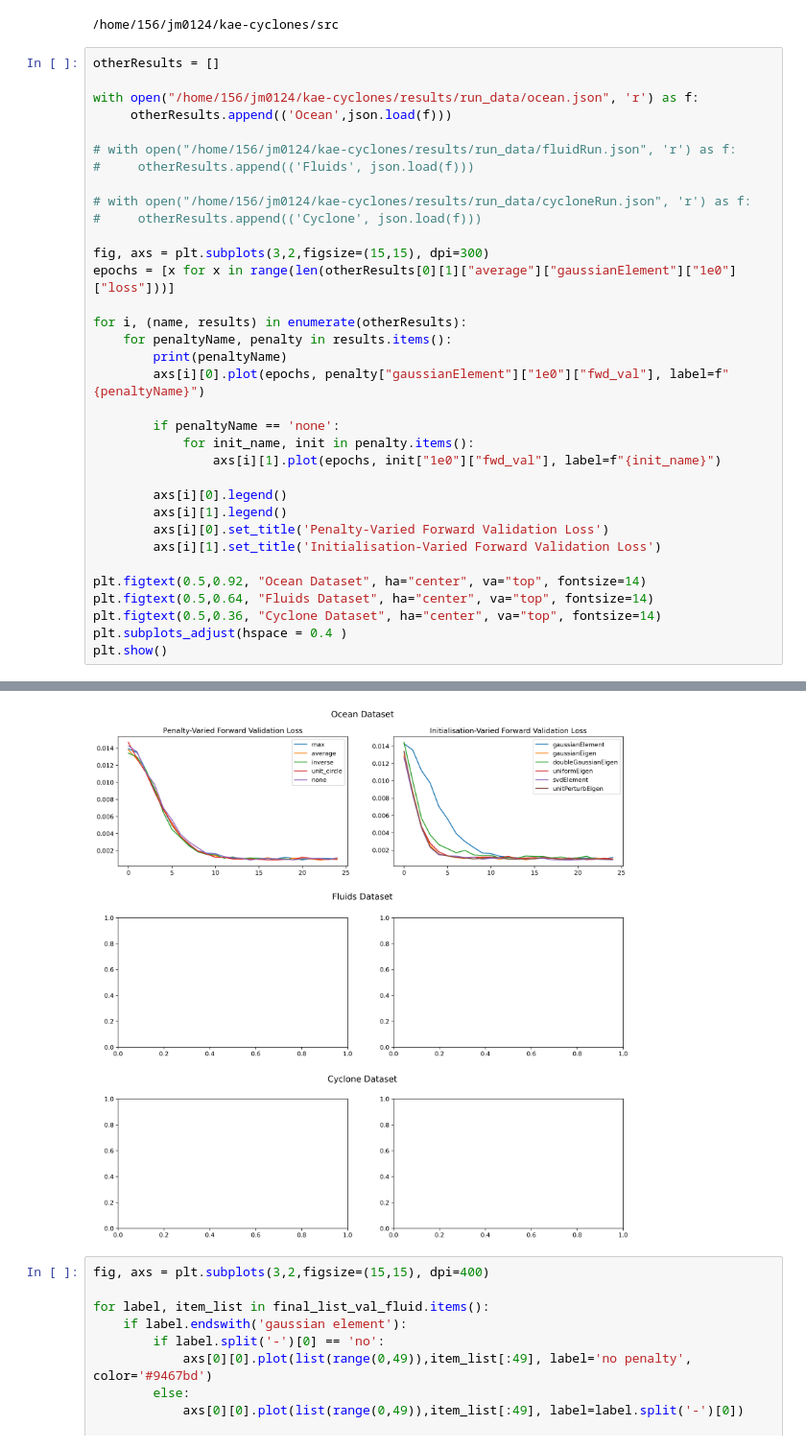
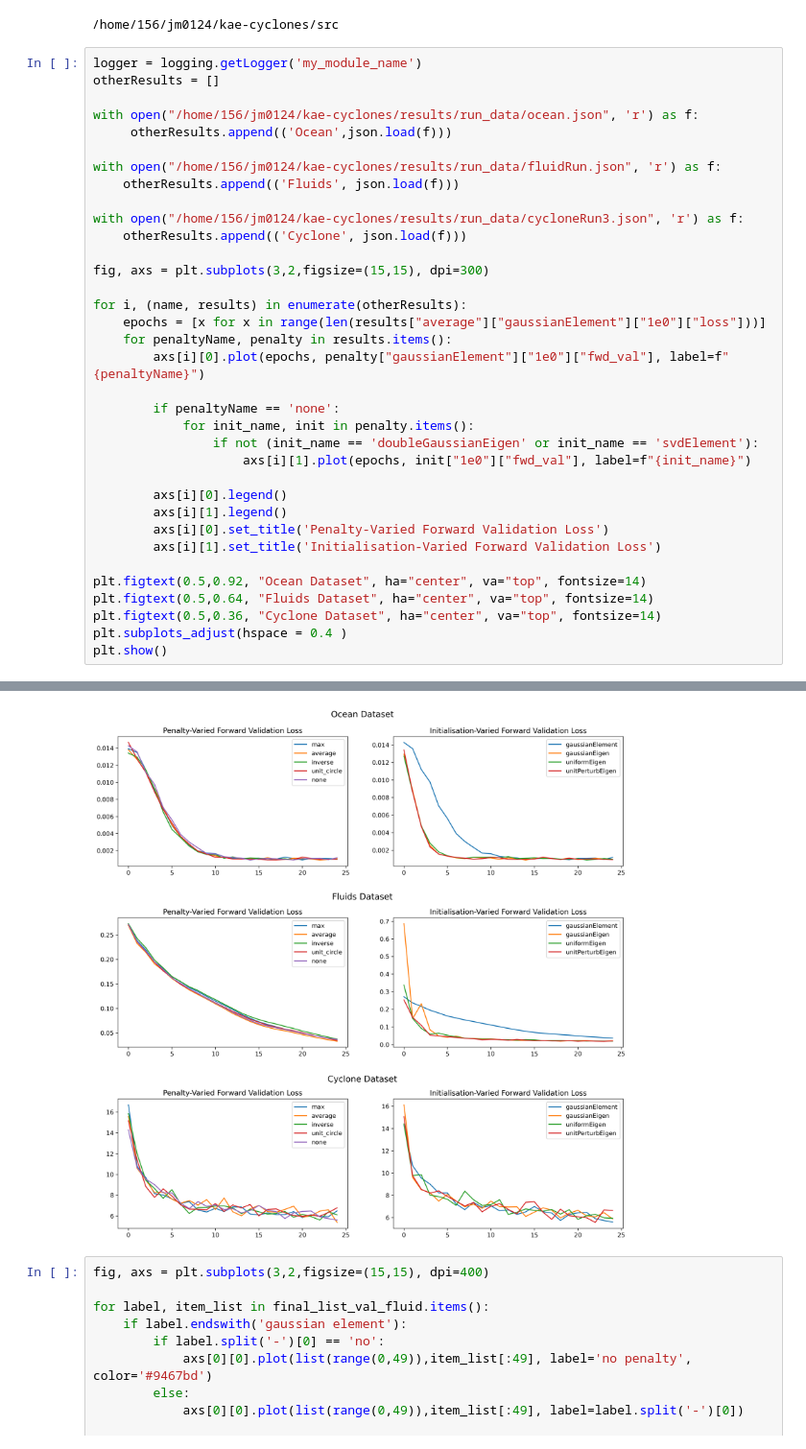
Before and after one commit to jackmiller2003/kae-cyclones, a Jupyter notebook: src/graphing_from_csv.ipynb, the cells around one changed output, grey strips where cells are left out. Shown at 96% size. Cells and saved outputs as stored; diff of their text form.

Commit message:
Finished some cyclone runs

```diff
--- a/src/graphing_from_csv.ipynb
+++ b/src/graphing_from_csv.ipynb
@@ -8,28 +9,29 @@ from experiment import *
 # %% [output]
 /home/156/jm0124/kae-cyclones/src
 # %%
+logger = logging.getLogger('my_module_name')
 otherResults = []
 
 with open("/home/156/jm0124/kae-cyclones/results/run_data/ocean.json", 'r') as f:
      otherResults.append(('Ocean',json.load(f)))
 
-# with open("/home/156/jm0124/kae-cyclones/results/run_data/fluidRun.json", 'r') as f:
-#     otherResults.append(('Fluids', json.load(f)))
+with open("/home/156/jm0124/kae-cyclones/results/run_data/fluidRun.json", 'r') as f:
+    otherResults.append(('Fluids', json.load(f)))
 
-# with open("/home/156/jm0124/kae-cyclones/results/run_data/cycloneRun.json", 'r') as f:
-#     otherResults.append(('Cyclone', json.load(f)))
+with open("/home/156/jm0124/kae-cyclones/results/run_data/cycloneRun3.json", 'r') as f:
+    otherResults.append(('Cyclone', json.load(f)))
 
 fig, axs = plt.subplots(3,2,figsize=(15,15), dpi=300)
-epochs = [x for x in range(len(otherResults[0][1]["average"]["gaussianElement"]["1e0"]["loss"]))]
 
 for i, (name, results) in enumerate(otherResults):
+    epochs = [x for x in range(len(results["average"]["gaussianElement"]["1e0"]["loss"]))]
     for penaltyName, penalty in results.items():
-        print(penaltyName)
         axs[i][0].plot(epochs, penalty["gaussianElement"]["1e0"]["fwd_val"], label=f"{penaltyName}")
 
         if penaltyName == 'none':
             for init_name, init in penalty.items():
-                axs[i][1].plot(epochs, init["1e0"]["fwd_val"], label=f"{init_name}")
+                if not (init_name == 'doubleGaussianEigen' or init_name == 'svdElement'):
+                    axs[i][1].plot(epochs, init["1e0"]["fwd_val"], label=f"{init_name}")
 
         axs[i][0].legend()
         axs[i][1].legend()
@@ -50,4 +59,4 @@ none
-[figure, old version]
+[figure, new version]
 # %%
 fig, axs = plt.subplots(3,2,figsize=(15,15), dpi=400)
 
```
Also changed, not shown: parts of 2 cells of this notebook, 5 other files.
